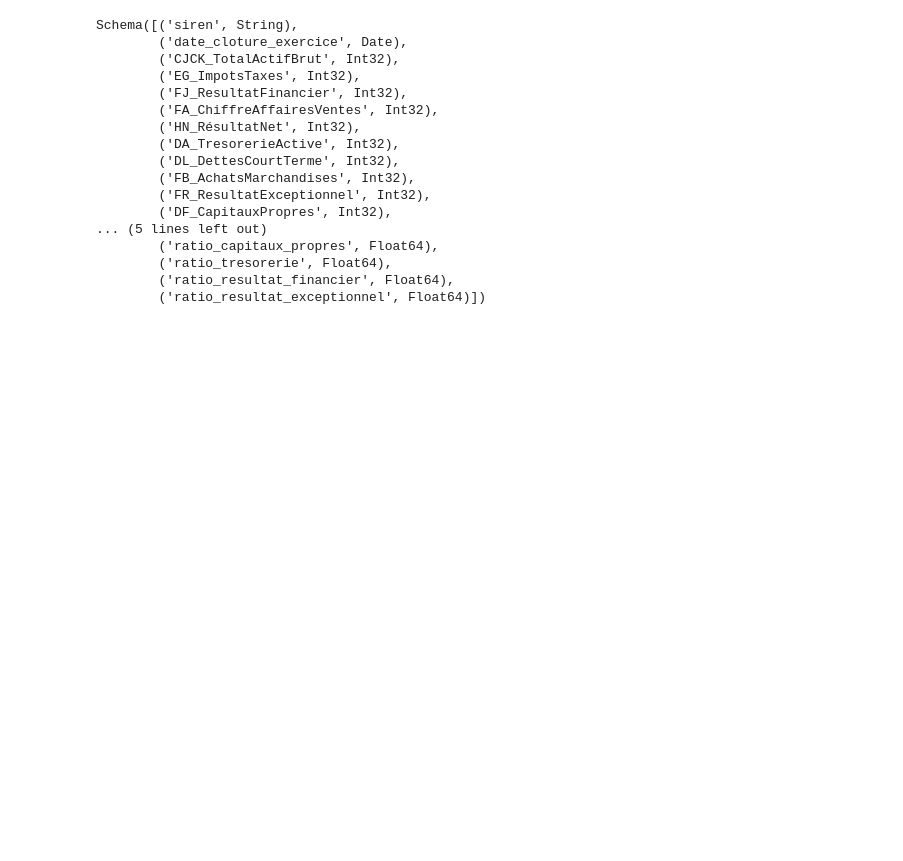
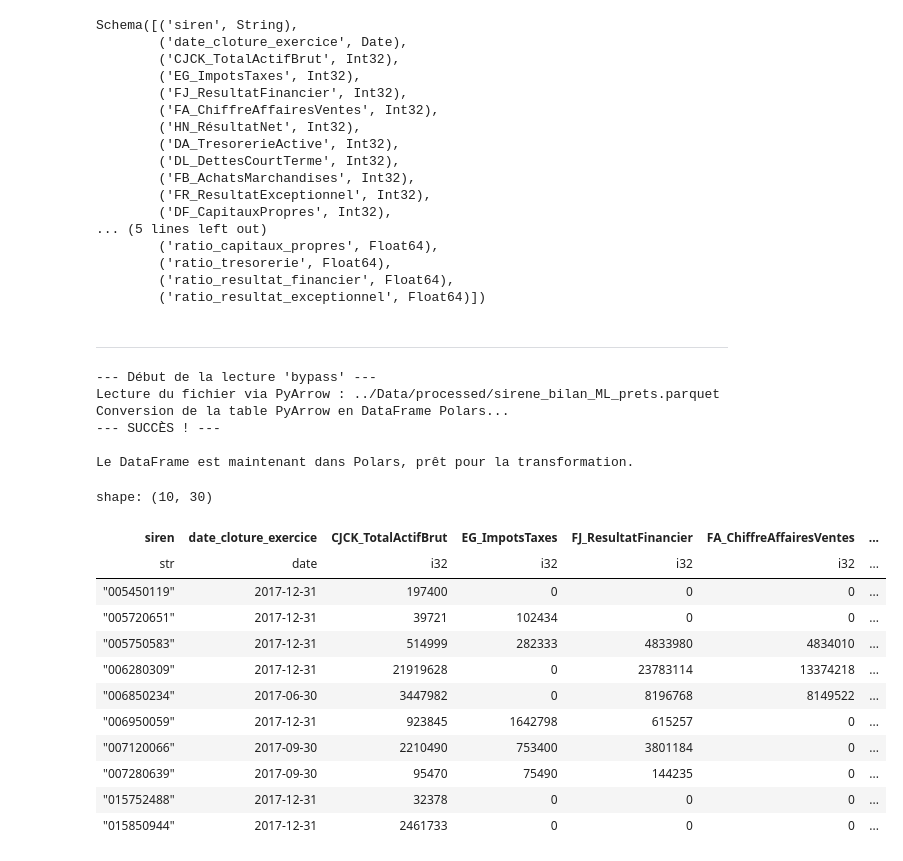
Before and after one commit to ugozchi/AS_Supervised_Learning, a Jupyter notebook: Notebooks/00_Sandbox.ipynb, the cells around one changed output. Cells and saved outputs as stored; diff of their text form; code cells hidden in the pictures; blank space fills up the shorter version.

```diff
--- a/Notebooks/00_Sandbox.ipynb
+++ b/Notebooks/00_Sandbox.ipynb
@@ -697,3 +697,53 @@ Schema([('siren', String),
         ('ratio_tresorerie', Float64),
         ('ratio_resultat_financier', Float64),
         ('ratio_resultat_exceptionnel', Float64)])
+# %% [markdown]
+---
+# %%
+import polars as pl
+import pyarrow.parquet as pq
+import sys
+
+filepath = "../Data/processed/sirene_bilan_ML_prets.parquet"
+
+print("--- Début de la lecture 'bypass' ---")
+
+try:
+    print(f"Lecture du fichier via PyArrow : {filepath}")
+    table_arrow = pq.read_table(
+        filepath,
+    )
+
+    print("Conversion de la table PyArrow en DataFrame Polars...")
+    df_ml = pl.from_arrow(table_arrow)
+
+    print("--- SUCCÈS ! ---\n")
+    print("Le DataFrame est maintenant dans Polars, prêt pour la transformation.")
+    df_ml.head()
+
+except Exception as e:
+    print(f"\n--- ERREUR ---", file=sys.stderr)
+    print(f"Impossible de lire le fichier, même avec PyArrow : {e}", file=sys.stderr)
+# %% [output]
+--- Début de la lecture 'bypass' ---
+Lecture du fichier via PyArrow : ../Data/processed/sirene_bilan_ML_prets.parquet
+Conversion de la table PyArrow en DataFrame Polars...
+--- SUCCÈS ! ---
+
+Le DataFrame est maintenant dans Polars, prêt pour la transformation.
+# %%
+df_ml.head(10)
+# %% [output]
+shape: (10, 30)
+| siren | date_cloture_exercice | CJCK_TotalActifBrut | EG_ImpotsTaxes | FJ_ResultatFinancier | FA_ChiffreAffairesVentes | ... |
+| str | date | i32 | i32 | i32 | i32 | ... |
+| "005450119" | 2017-12-31 | 197400 | 0 | 0 | 0 | ... |
+| "005720651" | 2017-12-31 | 39721 | 102434 | 0 | 0 | ... |
+| "005750583" | 2017-12-31 | 514999 | 282333 | 4833980 | 4834010 | ... |
+| "006280309" | 2017-12-31 | 21919628 | 0 | 23783114 | 13374218 | ... |
+| "006850234" | 2017-06-30 | 3447982 | 0 | 8196768 | 8149522 | ... |
+| "006950059" | 2017-12-31 | 923845 | 1642798 | 615257 | 0 | ... |
+| "007120066" | 2017-09-30 | 2210490 | 753400 | 3801184 | 0 | ... |
+| "007280639" | 2017-09-30 | 95470 | 75490 | 144235 | 0 | ... |
+| "015752488" | 2017-12-31 | 32378 | 0 | 0 | 0 | ... |
+| "015850944" | 2017-12-31 | 2461733 | 0 | 0 | 0 | ... |
```
Also changed, not shown: parts of 4 cells of this notebook, 13 other files.
